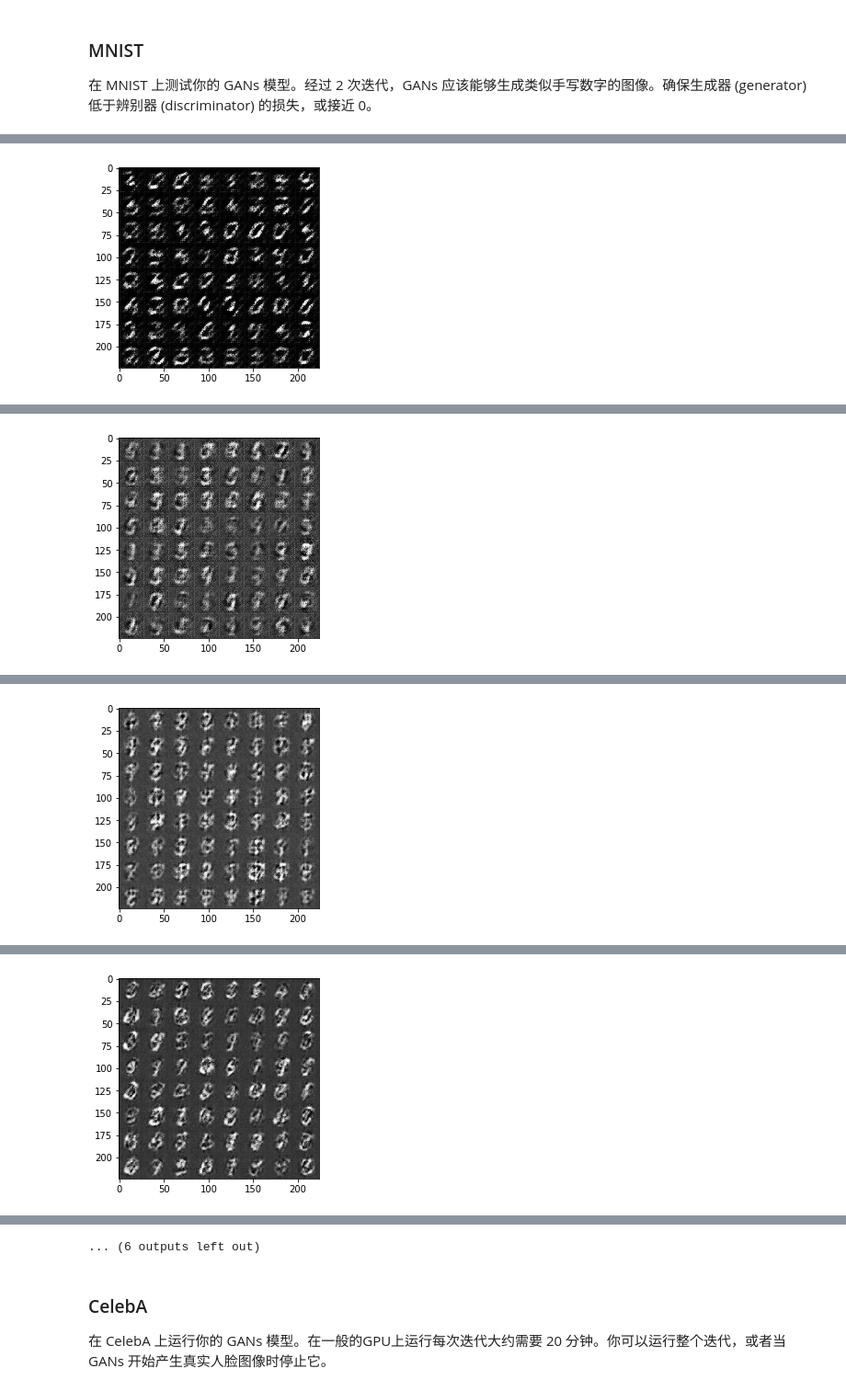
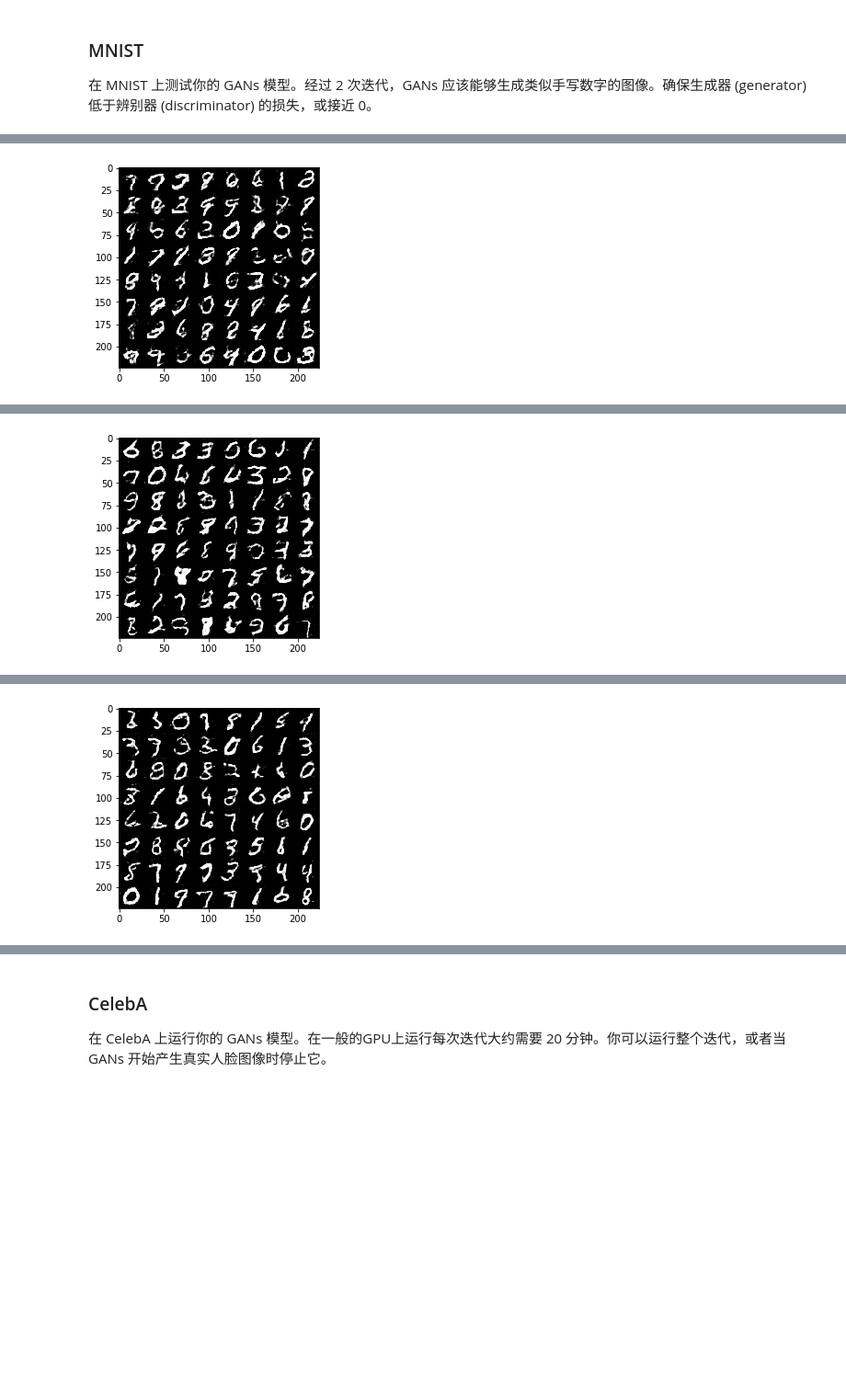
Before and after one commit to a180285/face-generation, a Jupyter notebook: dlnd_face_generation.ipynb, the cells around one changed output, grey strips where cells are left out. Shown at 92% size. Drawn from its saved outputs; the diff is of its cells as text; code cells hidden in the pictures; blank space fills up the shorter version.

```diff
--- a/dlnd_face_generation.ipynb
+++ b/dlnd_face_generation.ipynb
@@ -156,16 +156,19 @@ def discriminator(images, reuse=False, alpha=0.2):
     # TODO: Implement Function
     with tf.variable_scope("discriminator", reuse=reuse):
         # 28 x 28 x 3
-        x1 = tf.layers.conv2d(images, 64, 5, strides=2, padding='same')
+        x1 = tf.layers.conv2d(images, 64, 5, strides=2, padding='same',
+                              kernel_initializer=tf.contrib.layers.xavier_initializer())
         x1 = tf.maximum(alpha * x1, x1)
         # 14 x 14 x 64
 
-        x2 = tf.layers.conv2d(x1, 128, 5, strides=2, padding='same')
+        x2 = tf.layers.conv2d(x1, 128, 5, strides=2, padding='same',
+                             kernel_initializer=tf.contrib.layers.xavier_initializer())
         x2 = tf.layers.batch_normalization(x2, training=True)
         x2 = tf.maximum(alpha * x2, x2)
         # 7 x 7 x 128
 
-        x3 = tf.layers.conv2d(x2, 256, 5, strides=2, padding='same')
+        x3 = tf.layers.conv2d(x2, 256, 5, strides=2, padding='same',
+                             kernel_initializer=tf.contrib.layers.xavier_initializer())
         x3 = tf.layers.batch_normalization(x3, training=True)
         x3 = tf.maximum(alpha * x3, x3)
         # 4 x 4 x 256
@@ -254,7 +257,7 @@ def model_loss(input_real, input_z, out_channel_dim, alpha=0.2):
     d_model_fake, d_logits_fake = discriminator(g_model, reuse=True, alpha=alpha)
 
     d_loss_real = tf.reduce_mean(
-        tf.nn.sigmoid_cross_entropy_with_logits(logits=d_logits_real, labels=tf.ones_like(d_model_real)))
+        tf.nn.sigmoid_cross_entropy_with_logits(logits=d_logits_real, labels=tf.ones_like(d_model_real)) * 0.9)
     d_loss_fake = tf.reduce_mean(
         tf.nn.sigmoid_cross_entropy_with_logits(logits=d_logits_fake, labels=tf.zeros_like(d_model_fake)))
     g_loss = tf.reduce_mean(
@@ -375,7 +378,10 @@ def train(epoch_count, batch_size, z_dim, learning_rate, beta1, get_batches, dat
 
                 batch_z = np.random.uniform(-1, 1, size=(batch_size, z_dim))
 
+                batch_images = batch_images * 2
+
                 _ = sess.run(d_opt, feed_dict={input_real: batch_images, input_z: batch_z})
+                _ = sess.run(g_opt, feed_dict={input_real: batch_images, input_z: batch_z})
                 _ = sess.run(g_opt, feed_dict={input_real: batch_images, input_z: batch_z})
 
                 if steps % 100 == 0:
@@ -387,11 +393,14 @@ def train(epoch_count, batch_size, z_dim, learning_rate, beta1, get_batches, dat
 
                 if steps % 500 == 0:
                     show_generator_output(sess, 72, tensor_z, image_channels, data_image_mode)
+        # final show
+        print("Finally ...")
+        show_generator_output(sess, 72, tensor_z, image_channels, data_image_mode)
 # %% [markdown]
 ### MNIST
 在 MNIST 上测试你的 GANs 模型。经过 2 次迭代，GANs 应该能够生成类似手写数字的图像。确保生成器 (generator) 低于辨别器 (discriminator) 的损失，或接近 0。
 # %%
-batch_size = 128
+batch_size = 64
 z_dim = 100
 learning_rate = 0.0002
 beta1 = 0.5
@@ -414 +431 @@ Epoch 1/2... Discriminator Loss: 0.2018... Generator Loss: 2.4404
-[figure, old version]
+[figure, new version]
@@ -416 +437 @@ Epoch 1/2... Discriminator Loss: 3.0091... Generator Loss: 0.0975
-[figure, old version]
+[figure, new version]
@@ -418 +442 @@ Epoch 1/2... Discriminator Loss: 0.3551... Generator Loss: 2.4496
-[figure, old version]
+[figure, new version]
@@ -420 +442,0 @@ Epoch 2/2... Discriminator Loss: 0.2976... Generator Loss: 1.8768
-[figure, removed]
@@ -423,4 +443,3 @@ Epoch 2/2... Discriminator Loss: 0.1732... Generator Loss: 2.5531
-... (6 outputs left out)
 # %% [markdown]
 ### CelebA
 在 CelebA 上运行你的 GANs 模型。在一般的GPU上运行每次迭代大约需要 20 分钟。你可以运行整个迭代，或者当 GANs 开始产生真实人脸图像时停止它。
```
Also changed, not shown: parts of 2 cells of this notebook, 2 other files.
